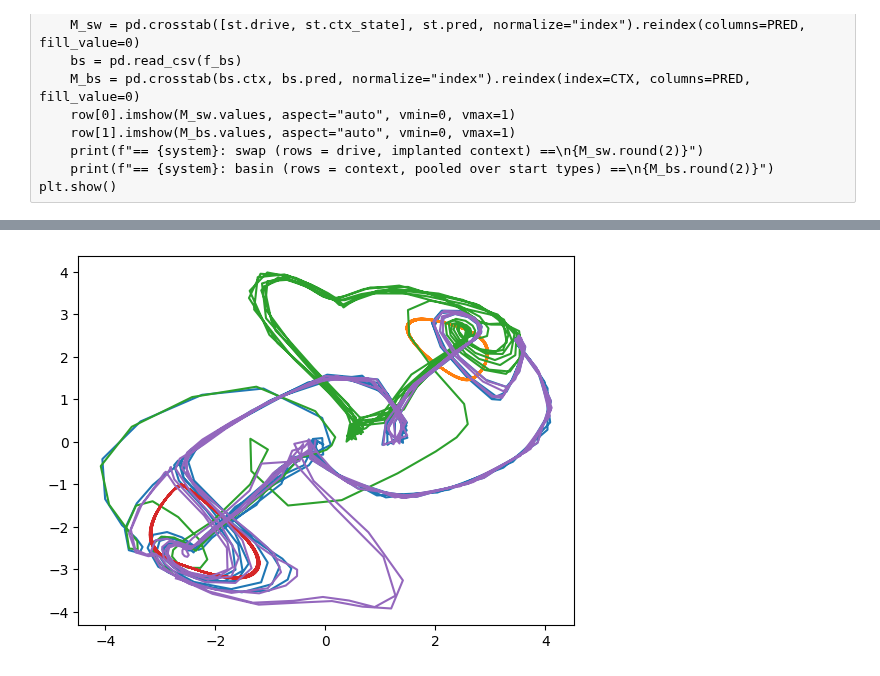
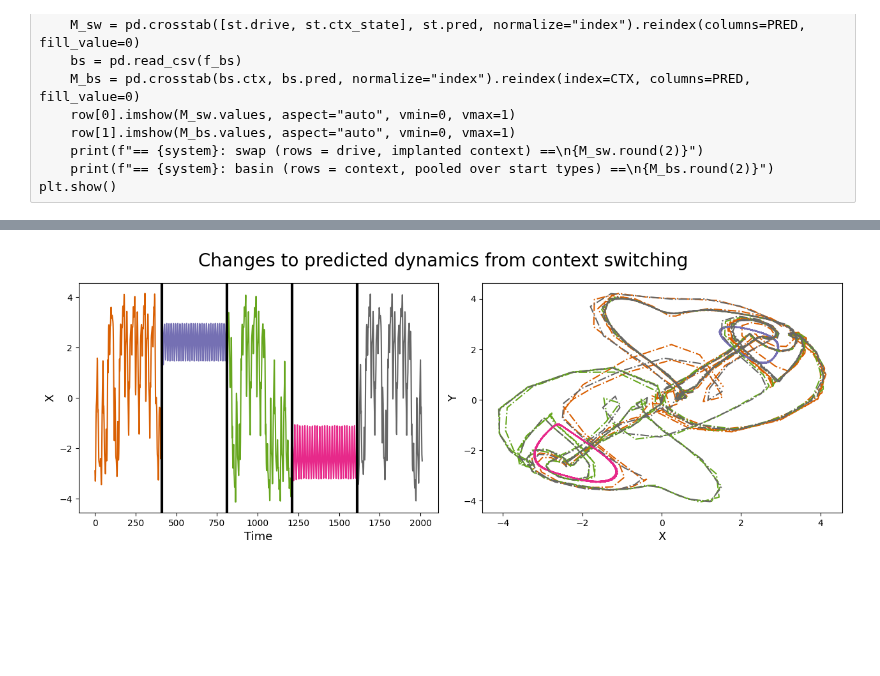
Before and after one commit to losertlab/rhythmic_sharing, a Jupyter notebook: src/Paper Figures - Thomas.ipynb, the cells around one changed output, grey strips where cells are left out. Saved outputs shown, nothing was run; the diff lists cells and outputs as text; code cells hidden in the pictures; blank space fills up the shorter version.

```diff
--- a/src/Paper Figures - Thomas.ipynb
+++ b/src/Paper Figures - Thomas.ipynb
@@ -286,6 +335,7 @@ plt.show()
 # %%
 from scipy.spatial import cKDTree
 from dynamics_testing import classify
+from tqdm import tqdm
 
 # readout at the validation alpha (on a copy)
 net = copy.deepcopy(net_1)
@@ -339,8 +389,4 @@ P = np.asarray(P).T
 
 for (s, _), a, b in zip(SCHEDULE, bounds[:-1], bounds[1:]):
     print(f"steps {a}-{b}: context {s:11s} -> output {classify(P[:, b - 300:b], REF)[0]}")
-plt.plot(P[0])
-for b in bounds[1:-1]:
-    plt.axvline(b)
-plt.show()
 # %% [output]
@@ -353,12 +398,33 @@ steps 1669-2069: context chaotic     -> output chaotic
 # %%
-plt.plot(P[0, bounds[1] - 300:bounds[1]], P[1, bounds[1] - 300:bounds[1]])   # segment 1: chaotic context
-plt.plot(P[0, bounds[2] - 300:bounds[2]], P[1, bounds[2] - 300:bounds[2]])   # segment 2: periodic_A context
-plt.plot(P[0, bounds[3] - 300:bounds[3]], P[1, bounds[3] - 300:bounds[3]])   # segment 3: chaotic context
-plt.plot(P[0, bounds[4] - 300:bounds[4]], P[1, bounds[4] - 300:bounds[4]])   # segment 4: periodic_B context
-plt.plot(P[0, bounds[5] - 300:bounds[5]], P[1, bounds[5] - 300:bounds[5]])   # segment 5: chaotic context
+fig, axes = plt.subplots(1, 2, figsize=(6.4 * 2, 4.8))
+
+colors_temp = [colors[1], colors[2], colors[4], colors[3], colors[-1]]
+
+for i in range(len(bounds) - 1):
+    axes[0].plot(range(bounds[i], bounds[i+1]), P[0, bounds[i]:bounds[i+1]], color=colors_temp[i])
+
+for b in bounds[1:-1]:
+    axes[0].axvline(b, linewidth=3, color="black")
+
+axes[0].set_ylabel("X")
+axes[0].set_xlabel("Time")
+
+axes[1].plot(P[0, bounds[1] - 300:bounds[1]], P[1, bounds[1] - 300:bounds[1]], linestyle="-.", color=colors_temp[0])   # segment 1: chaotic context
+axes[1].plot(P[0, bounds[2] - 300:bounds[2]], P[1, bounds[2] - 300:bounds[2]], linestyle="-.", color=colors_temp[1])   # segment 2: periodic_A context
+axes[1].plot(P[0, bounds[3] - 300:bounds[3]], P[1, bounds[3] - 300:bounds[3]], linestyle="-.", color=colors_temp[2])   # segment 3: chaotic context
+axes[1].plot(P[0, bounds[4] - 300:bounds[4]], P[1, bounds[4] - 300:bounds[4]], linestyle="-.", color=colors_temp[3])   # segment 4: periodic_B context
+axes[1].plot(P[0, bounds[5] - 300:bounds[5]], P[1, bounds[5] - 300:bounds[5]], linestyle="-.", color=colors_temp[4])   # segment 5: chaotic context
+
+axes[1].set_xlabel("X")
+axes[1].set_ylabel("Y")
+
+fig.suptitle("Changes to predicted dynamics from context switching")
+plt.tight_layout()
+
+plt.savefig("pred_context.pdf")
 plt.show()
 # %% [output]
-[figure, old version]
+[figure, new version]
 # %%
 from dynamics_testing import sim
 
```
Also changed, not shown: parts of 11 cells of this notebook, 14 other files.
